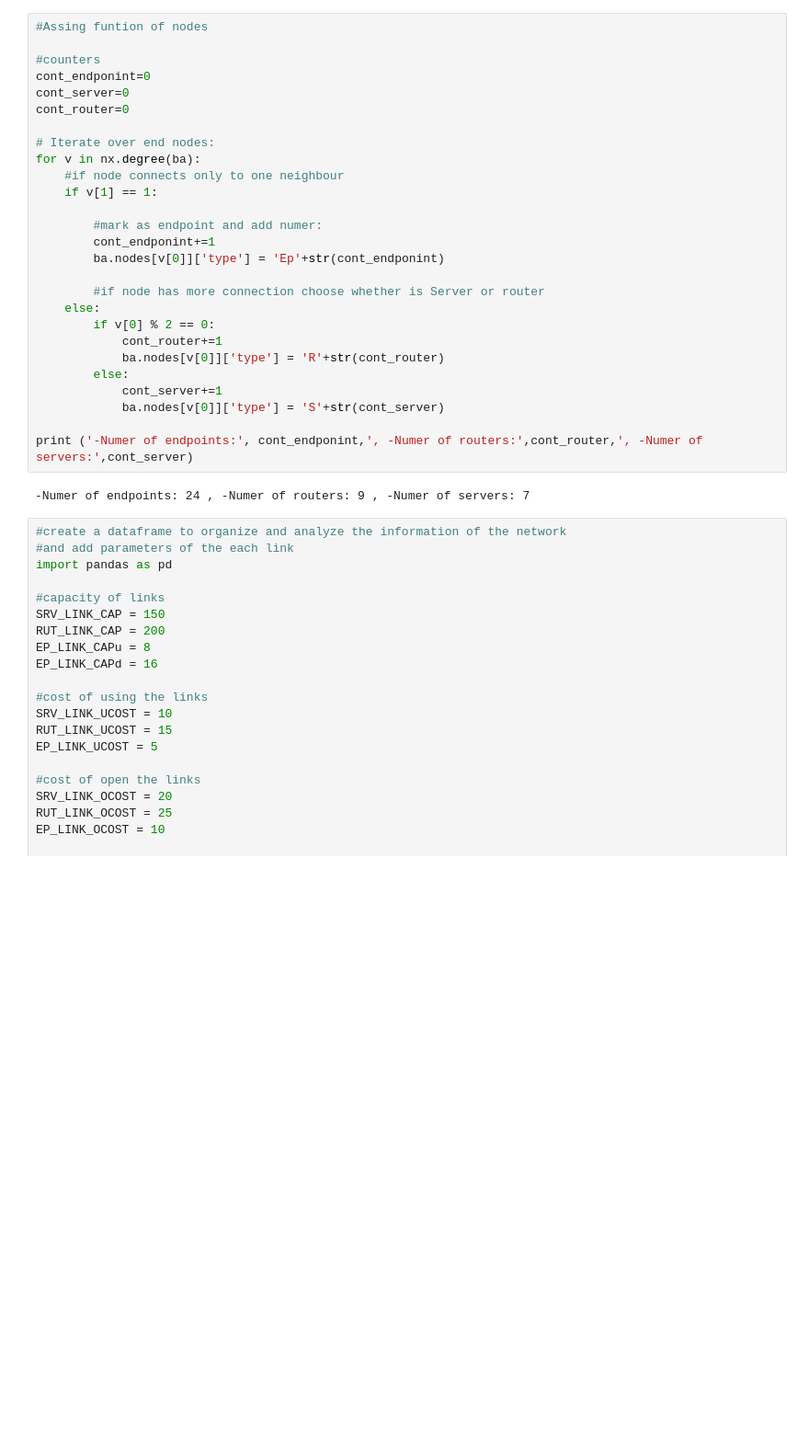
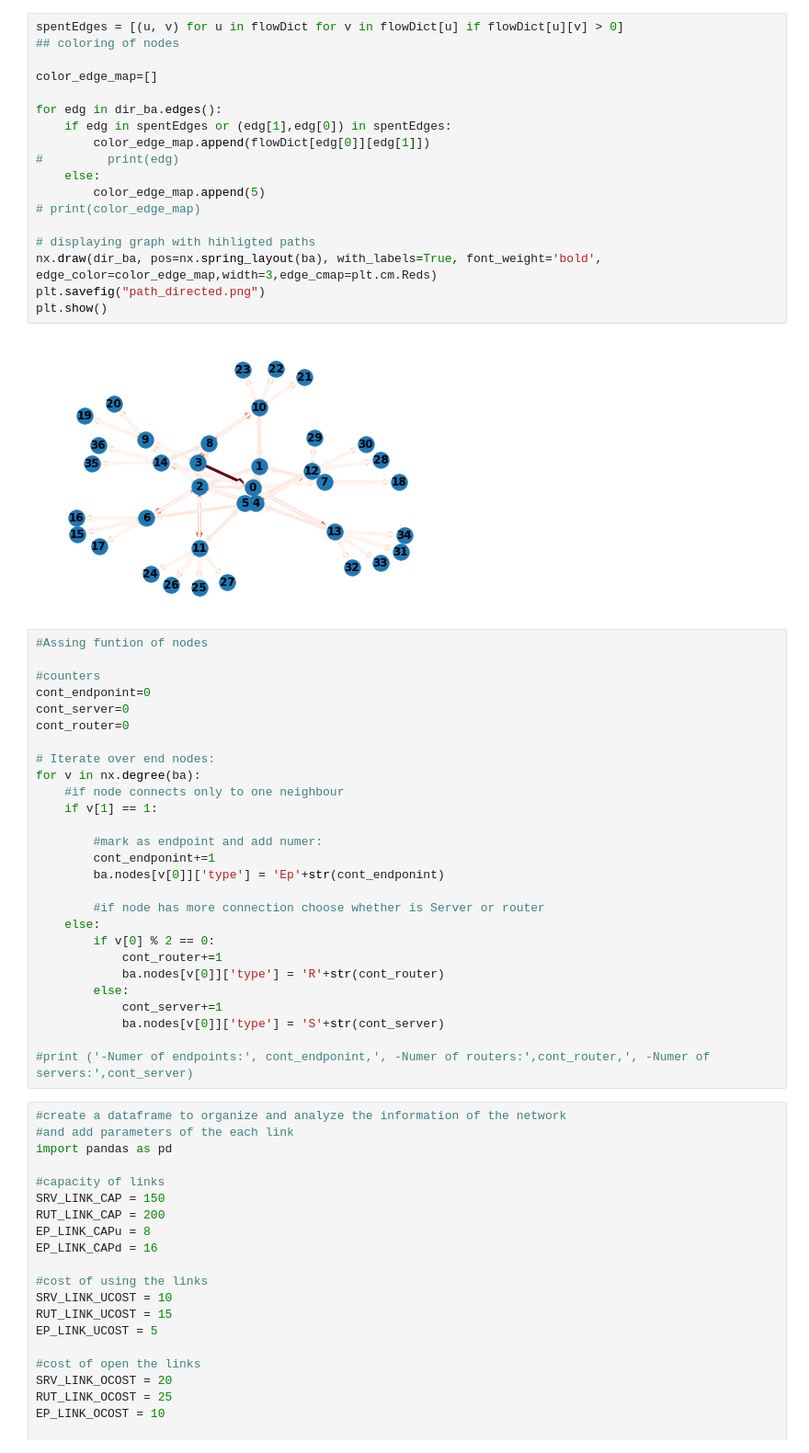
Before and after one commit to ingertb/Dual-Homing-Optimization, a Jupyter notebook: Dn_projekt.ipynb, the cells around one changed output. Shown at 92% size. Saved outputs shown, nothing was run; the diff lists cells and outputs as text; blank space fills up the shorter version.

```diff
--- a/Dn_projekt.ipynb
+++ b/Dn_projekt.ipynb
@@ -8,3 +170,23 @@ ba = nx.barabasi_albert_graph(n_nodes, 1)
+# %%
+spentEdges = [(u, v) for u in flowDict for v in flowDict[u] if flowDict[u][v] > 0]
+## coloring of nodes
+
+color_edge_map=[]
+
+for edg in dir_ba.edges():
+    if edg in spentEdges or (edg[1],edg[0]) in spentEdges:
+        color_edge_map.append(flowDict[edg[0]][edg[1]])
+#         print(edg)
+    else:
+        color_edge_map.append(5)
+# print(color_edge_map)
+
+# displaying graph with hihligted paths
+nx.draw(dir_ba, pos=nx.spring_layout(ba), with_labels=True, font_weight='bold', edge_color=color_edge_map,width=3,edge_cmap=plt.cm.Reds)
+plt.savefig("path_directed.png")
+plt.show()
+# %% [output]
+[figure, added]
 # %%
 #Assing funtion of nodes
 
@@ -31,9 +213,7 @@ for v in nx.degree(ba):
             cont_server+=1
             ba.nodes[v[0]]['type'] = 'S'+str(cont_server)
 
-print ('-Numer of endpoints:', cont_endponint,', -Numer of routers:',cont_router,', -Numer of servers:',cont_server)
+#print ('-Numer of endpoints:', cont_endponint,', -Numer of routers:',cont_router,', -Numer of servers:',cont_server)
-# %% [output]
--Numer of endpoints: 24 , -Numer of routers: 9 , -Numer of servers: 7
 # %%
 #create a dataframe to organize and analyze the information of the network
 #and add parameters of the each link
```
Also changed, not shown: parts of 19 cells of this notebook, 2 other files.
